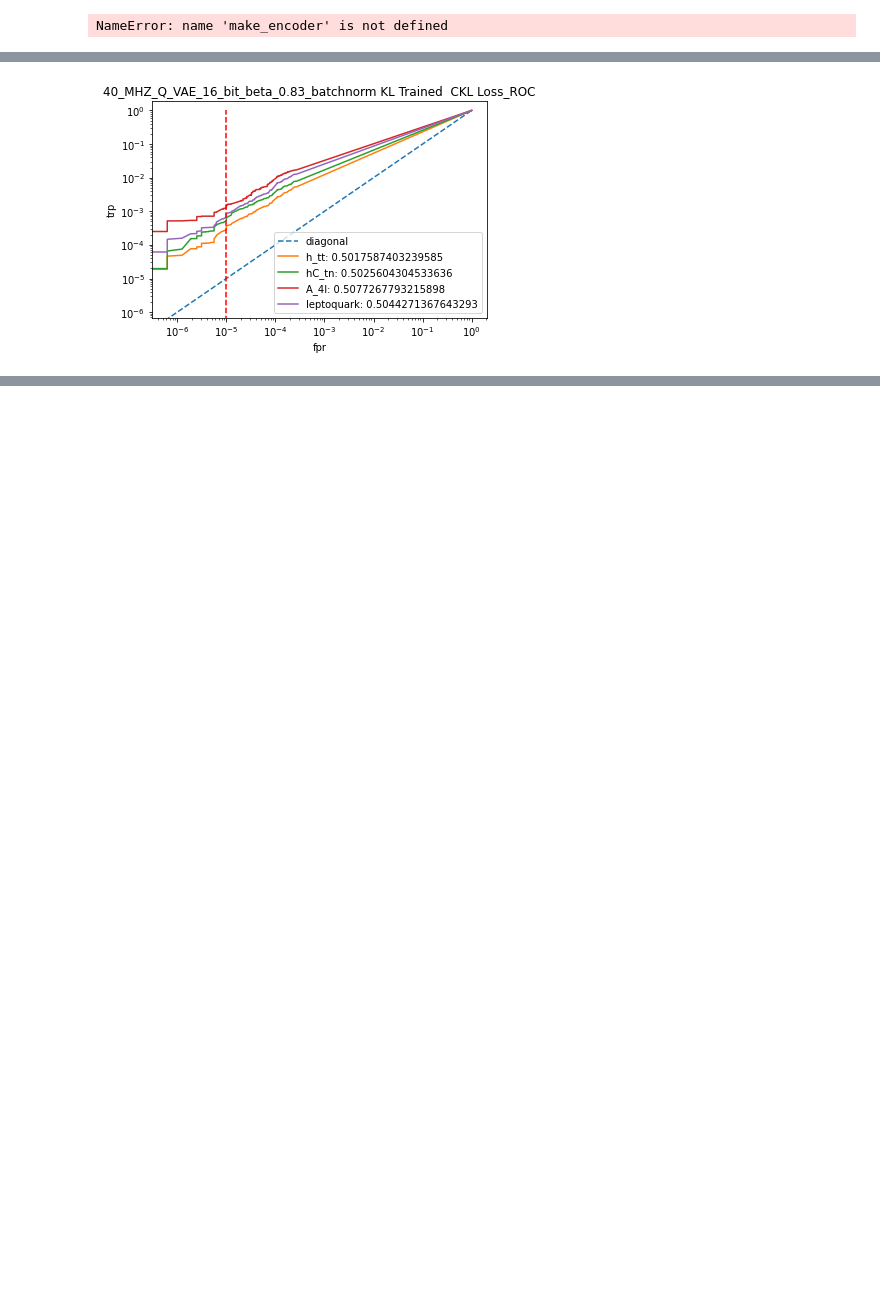
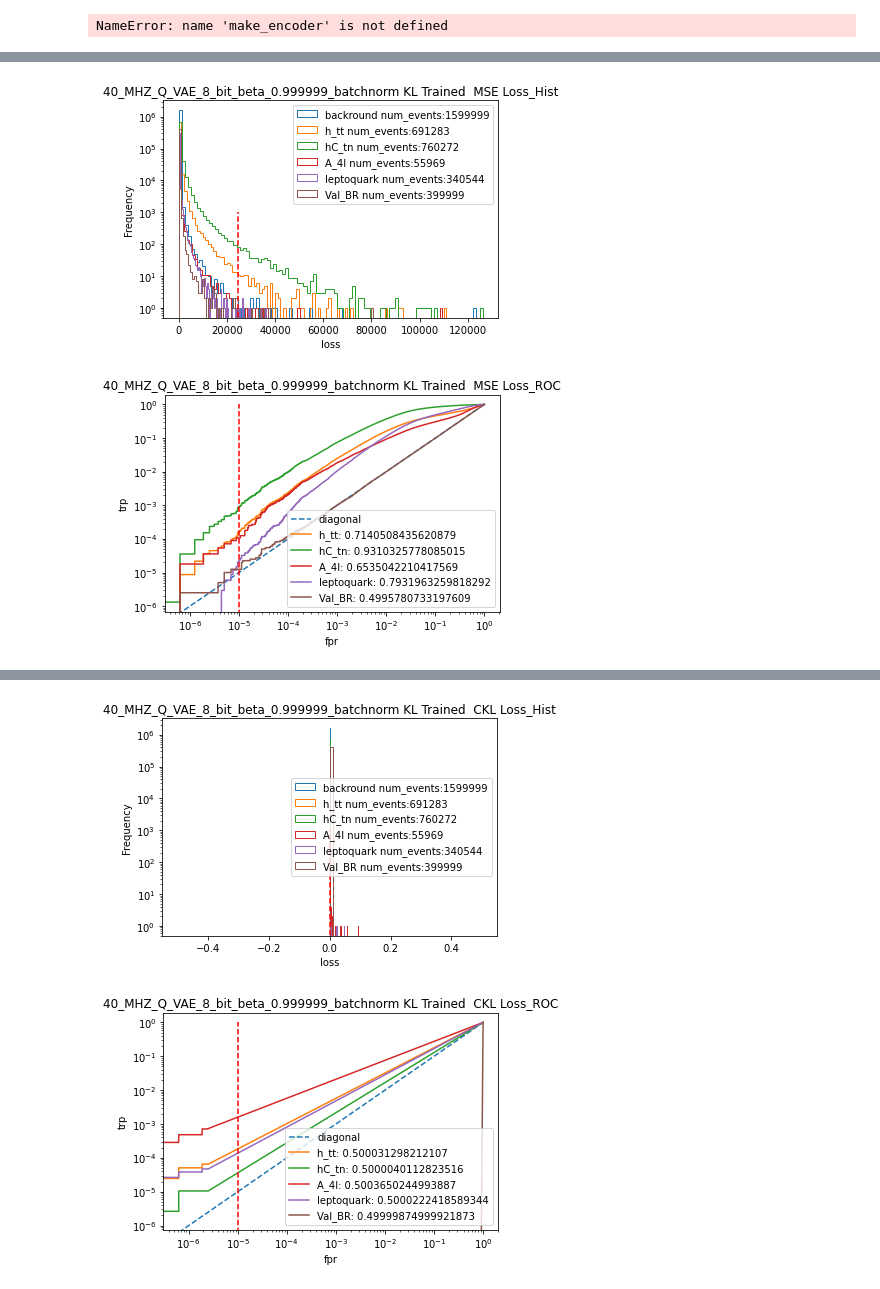
Before and after one commit to max-cohen54/AD_trigger_training, a Jupyter notebook: analysis_notebooks/Varying_Q_keras_VAE_notebooks_analyses-v4.ipynb, the cells around one changed output, grey strips where cells are left out. Cells and saved outputs as stored; diff of their text form; code cells hidden in the pictures; blank space fills up the shorter version.

Commit message:
adding more qkeras work adn the model to me given to synthesize

```diff
--- a/analysis_notebooks/Varying_Q_keras_VAE_notebooks_analyses-v4.ipynb
+++ b/analysis_notebooks/Varying_Q_keras_VAE_notebooks_analyses-v4.ipynb
@@ -53,9 +54,9 @@ sets=[h_tt_set,hC_tn_set,A_4l_set,lepto_set]
 signals=[]
 for j, subset in enumerate(sets):
     signals+=[np.reshape(subset[:,:,0:3],(-1,57))]
+signals+=[Data_Val_Flat]
 
-
-sig_label=['Backround','h_tt','hC_tn','A_4l','leptoquark']
+sig_label=['Backround','h_tt','hC_tn','A_4l','leptoquark','Val_BR']
 # %%
 
 class Sampling(keras.layers.Layer):
@@ -83,7 +84,18 @@ def make_Qencoder(input_dim,h_dim_1,h_dim_2,latent_dim):
     encoder=keras.Model(inputs,[z_mean,z_logvar,z],name='encoder')
     return encoder
 
-
+def make_Qencoder_norm(input_dim,h_dim_1,h_dim_2,latent_dim):
+    inputs=keras.Input(shape=(input_dim))
+    x=QBatchNormalization()(inputs)
+    x=QDense(h_dim_1,kernel_quantizer=quantized_bits(16),bias_quantizer=quantized_bits(16))(x)
+    x=QActivation("quantized_relu(16)")(x)
+    x=QDense(h_dim_2,kernel_quantizer=quantized_bits(16),bias_quantizer=quantized_bits(16))(x)
+    x=QActivation("quantized_relu(16)")(x)
+    z_mean=QDense(latent_dim, kernel_quantizer=quantized_bits(16),bias_quantizer=quantized_bits(16))(x)
+    z_logvar=QDense(latent_dim, kernel_quantizer=quantized_bits(16),bias_quantizer=quantized_bits(16))(x)
+    z=Sampling()([z_mean,z_logvar])
+    encoder=keras.Model(inputs,[z_mean,z_logvar,z],name='encoder')
+    return encoder
 
 
 def make_Qdecoder(input_dim,h_dim_1,h_dim_2,latent_dim):
@@ -221,7 +233,7 @@ class Model_Evaluator():
   def __init__(self,model_path,backround,signal,title='placeholder',save=False,labels=None):
 
 
-    vae_enc=make_Qencoder(57,32,16,3)
+    vae_enc=make_Qencoder_norm(57,32,16,3)
     vae_dec=make_Qdecoder(57,32,16,3)
     #vae_enc=make_encoder2(57,16,3)
     #vae_dec=make_decoder2(57,16,3)
@@ -237,6 +249,7 @@ class Model_Evaluator():
     self.title=title
     self.saveplots=save
     self.labels=labels
+    self.cutoff=None
 
   def calculate_loss(self,l_type):
 
@@ -347,6 +360,8 @@ class Model_Evaluator():
     plt.yscale('log')
     plt.title("{}_Hist".format(self.title))
     plt.legend()
+    if self.cutoff!=None:
+        plt.vlines(self.cutoff,0,10**3,colors='r',linestyles='dashed')
     if self.saveplots==True:
       plt.savefig("/eos/home-w/wsherman/AD_Work/ML_git_repo/AD_trigger_training/analyses_plots/VAE_Varying_Plots/{}_Hist.png".format(self.title), format="png", bbox_inches="tight")
     plt.show()
@@ -430,8 +445,12 @@ class Model_Evaluator():
     n=int(np.round(N*(desired_br_rate/true_br_rate)))
     br=self.br_loss
     br.sort()
+    print(np.max(br))
+    print(br[-1])
     AD=br[-(n+1)]
     print(AD)
+    print(-(n+1))
+    self.cutoff=AD
     sensitivity=[]
     for i,losses in enumerate(self.signal_loss):
         N=len(losses)
@@ -441,6 +460,8 @@ class Model_Evaluator():
                 n+=1
         sen=n/N
         sensitivity+=[sen]
+        print(n)
+        print(N)
     self.signal_sensitivity=sensitivity
     print(self.signal_sensitivity)
 
@@ -488,12 +509,12 @@ tf.keras.utils.plot_model(vae_dec,to_file="/eos/home-w/wsherman/AD_Work/ML_git_r
 # %% [output]
 NameError: name 'make_encoder' is not defined
 # %%
-Losses=['CKL']
+Losses=['MSE','CKL']
 for string in Losses:
-    evaluation=Model_Evaluator('/eos/home-w/wsherman/AD_Work/ML_git_repo/AD_trigger_training/trained_models/Different_VAE_Models/Q_keras_16_bit_non_normed_new_beta_0.83_v4_no_batchnorm/',Data_Test_Flat,signals,title='40_MHZ_Q_VAE_16_bit_beta_0.83_batchnorm KL Trained  {} Loss'.format(string), save=True,labels=sig_label)
+    evaluation=Model_Evaluator('/eos/home-w/wsherman/AD_Work/ML_git_repo/AD_trigger_training/trained_models/Different_VAE_Models/Q_keras_16_bit_batchnormed_beta_0.83_chi_100000000_v4/',Data_Test_Flat,signals,title='40_MHZ_Q_VAE_8_bit_beta_0.999999_batchnorm KL Trained  {} Loss'.format(string), save=False,labels=sig_label)
     a=evaluation.calculate_loss(string)
     #evaluation.Sensitivity()
-    evaluation.S_F(40*10**6,40*10)
-    #evaluation.histogram(bins=100)
+    evaluation.S_F(1,10**-5)
+    evaluation.histogram(bins=100)
     evaluation.ROC()
 # %% [output]
@@ -517 +538,2 @@ WARNING:tensorflow:Value in checkpoint could not be found in the restored object
-[figure, old version]
+[figure, new version]
+[figure, added]
@@ -518,3 +557,5 @@ WARNING:tensorflow:Value in checkpoint could not be found in the restored object
+[figure, added]
+[figure, added]
 # %%
 Losses=['MSE']
 for string in Losses:
```
Also changed, not shown: parts of 2 cells of this notebook, 31 other files.
